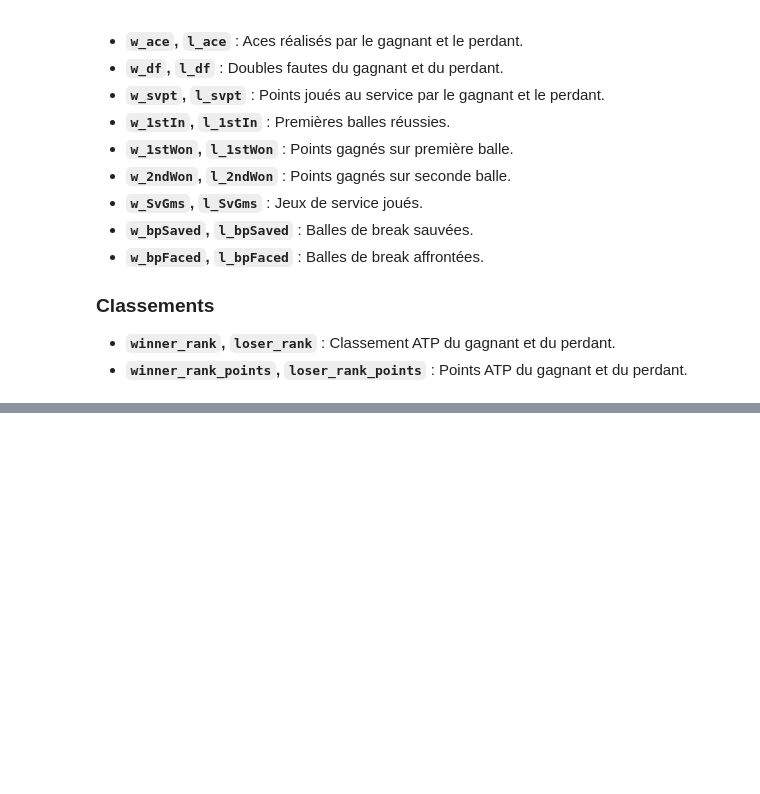
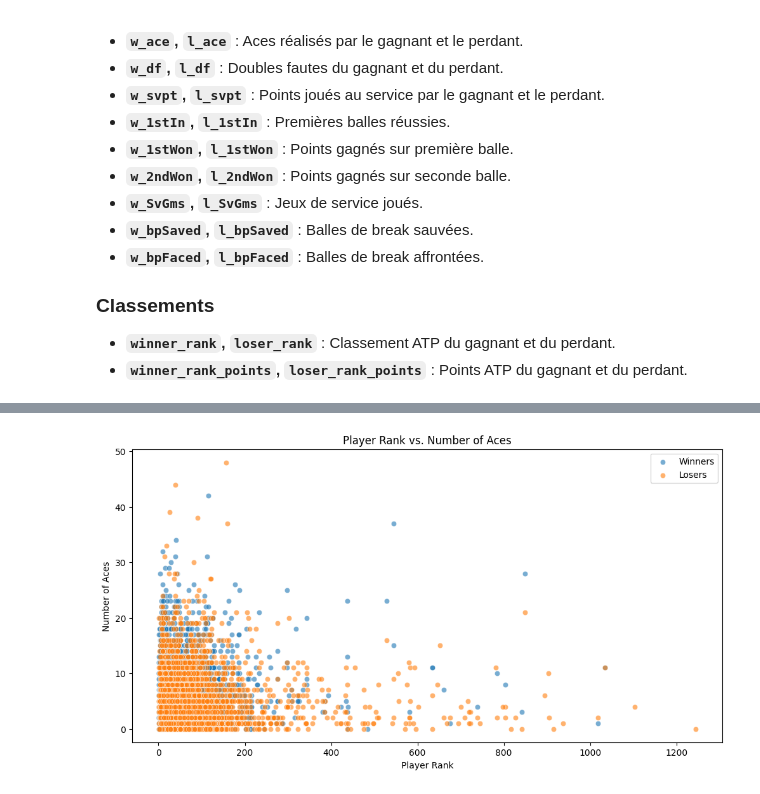
Before and after one commit to mathias1376/projetdata25, a Jupyter notebook: analyse_descriptive_data.ipynb, the cells around one changed output, grey strips where cells are left out. Saved outputs shown, nothing was run; the diff lists cells and outputs as text; code cells hidden in the pictures; blank space fills up the shorter version.

```diff
--- a/analyse_descriptive_data.ipynb
+++ b/analyse_descriptive_data.ipynb
@@ -85,0 +167,11 @@ Cette base de données contient des informations détaillées sur les matchs de
+# %%
+plt.figure(figsize=(12, 6))
+sns.scatterplot(x='winner_rank', y='w_ace', data=data, alpha=0.6, label='Winners')
+sns.scatterplot(x='loser_rank', y='l_ace', data=data, alpha=0.6, label='Losers')
+plt.title('Player Rank vs. Number of Aces')
+plt.xlabel('Player Rank')
+plt.ylabel('Number of Aces')
+plt.legend()
+plt.show()
+# %% [output]
+[figure, added]
```
Also changed, not shown: parts of 13 cells of this notebook.
